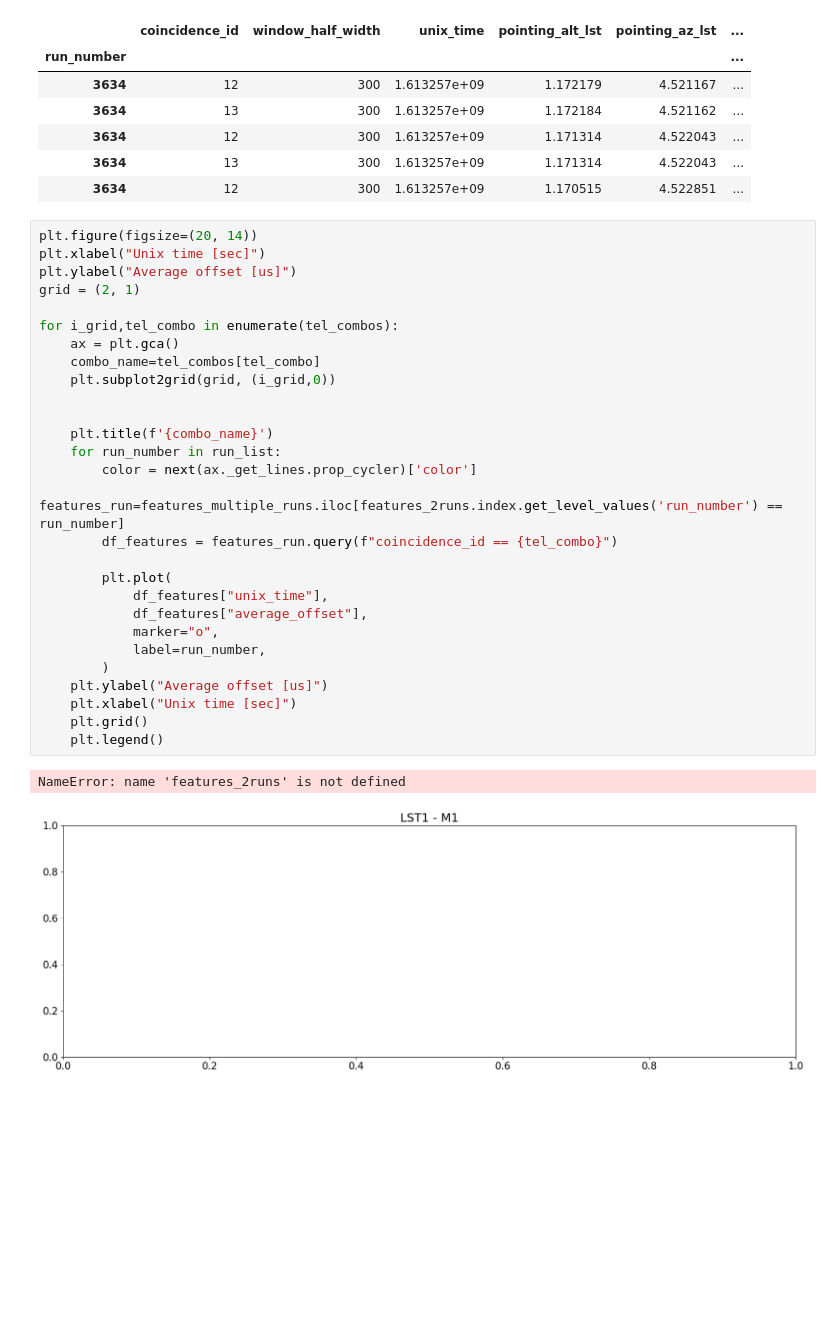
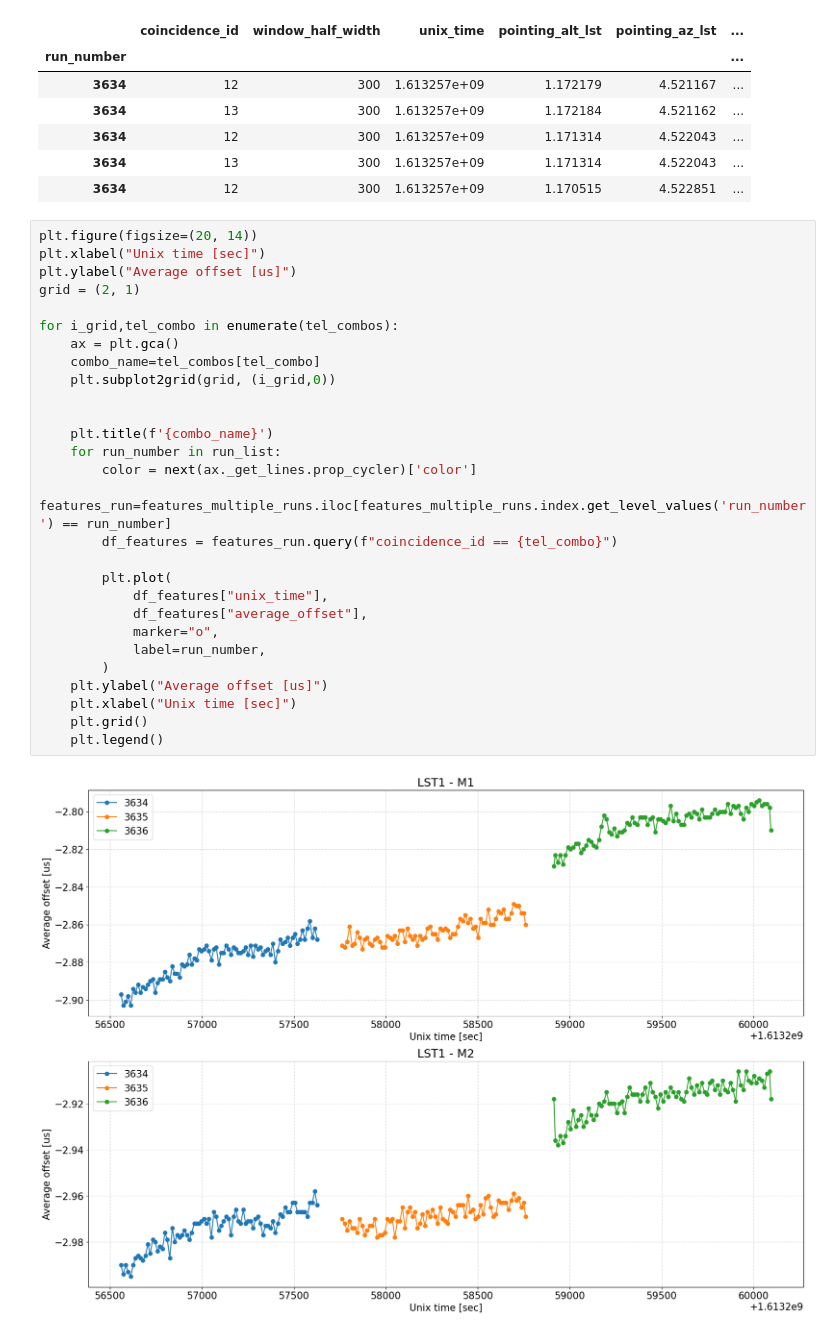
Before and after one commit to cta-observatory/magic-cta-pipe-analysis-school-2023, a Jupyter notebook: notebooks/coinc_stereo/lst1_magic_event_coincidence.ipynb, the cells around one changed output. Saved outputs shown, nothing was run; the diff lists cells and outputs as text; blank space fills up the shorter version.

```diff
--- a/notebooks/coinc_stereo/lst1_magic_event_coincidence.ipynb
+++ b/notebooks/coinc_stereo/lst1_magic_event_coincidence.ipynb
@@ -538,34 +531,33 @@ Loading the input files for run 3635...
 # %%
 plt.figure(figsize=(20, 14))
 plt.xlabel("Unix time [sec]")
 plt.ylabel("Average offset [us]")
 grid = (2, 1)
 
 for i_grid,tel_combo in enumerate(tel_combos):
     ax = plt.gca()
     combo_name=tel_combos[tel_combo]
     plt.subplot2grid(grid, (i_grid,0))
 
 
     plt.title(f'{combo_name}')
     for run_number in run_list:
         color = next(ax._get_lines.prop_cycler)['color']
-        features_run=features_multiple_runs.iloc[features_2runs.index.get_level_values('run_number') == run_number]
+        features_run=features_multiple_runs.iloc[features_multiple_runs.index.get_level_values('run_number') == run_number]
         df_features = features_run.query(f"coincidence_id == {tel_combo}")
 
         plt.plot(
             df_features["unix_time"],
             df_features["average_offset"],
             marker="o",
             label=run_number,
         )
     plt.ylabel("Average offset [us]")
     plt.xlabel("Unix time [sec]")
     plt.grid()
     plt.legend()
 # %% [output]
-NameError: name 'features_2runs' is not defined
-[figure, old version]
+[figure, new version]
 # %%
 plt.figure(figsize=(20, 14))
 
```
Also changed, not shown: parts of 6 cells of this notebook, 1 other file.
